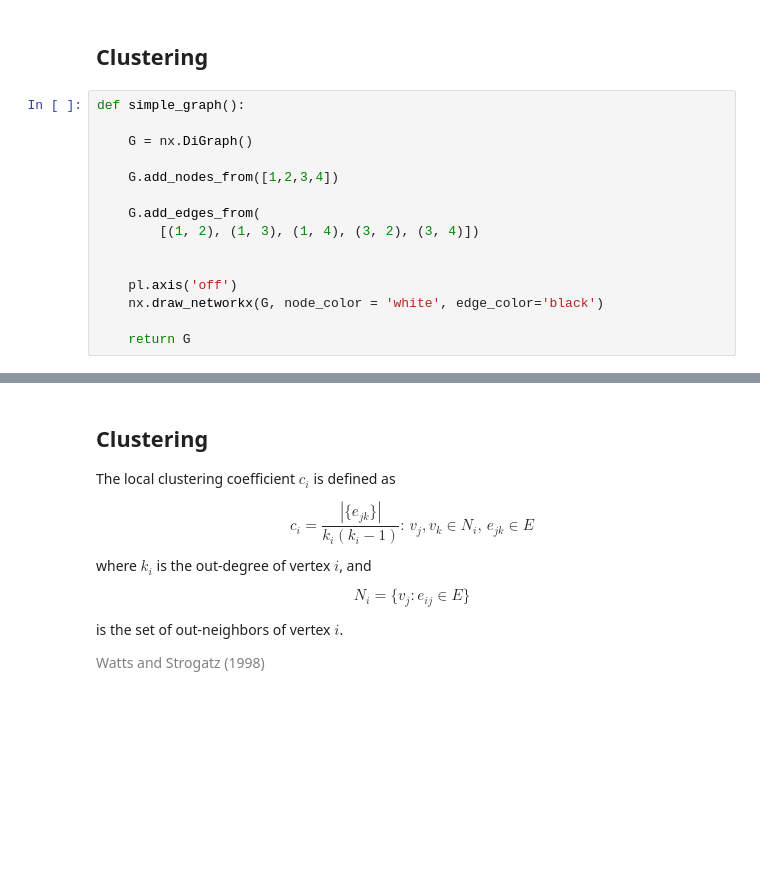
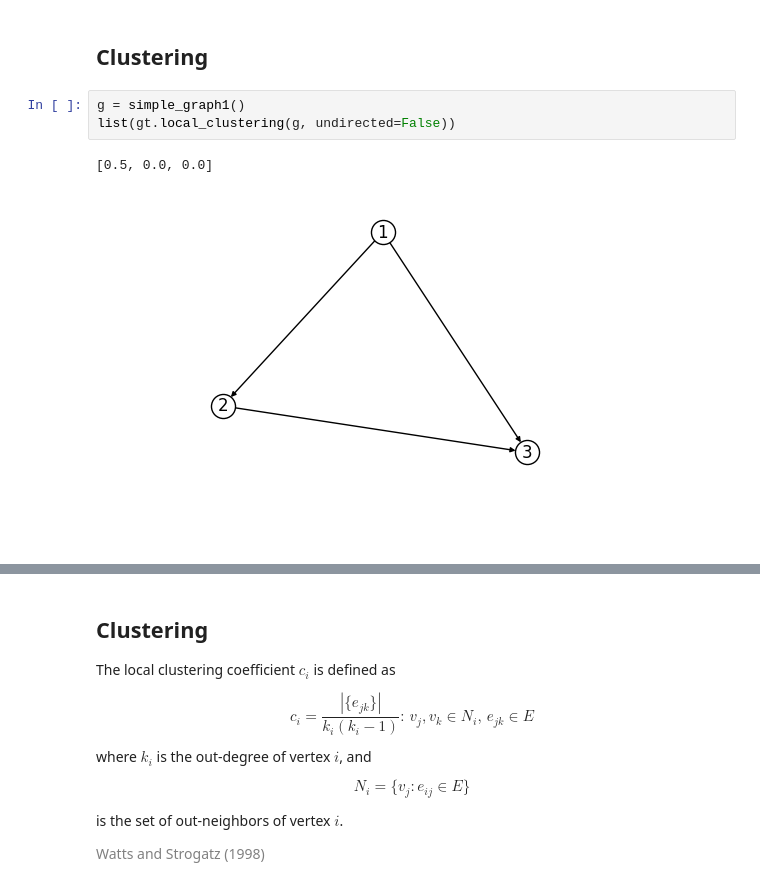
Before and after one commit to felix11h/network-measures-lecture_spp-workshop-18, a Jupyter notebook: network_analysis.ipynb, the cells around one changed output, grey strips where cells are left out. Cells and saved outputs as stored; diff of their text form; blank space fills up the shorter version.

Commit message:
clustering expanded

```diff
--- a/network_analysis.ipynb
+++ b/network_analysis.ipynb
@@ -359,17 +406,8 @@ Martens et al. (2017)
 # %% [markdown]
 ## Clustering
-# %%
-def simple_graph():
-
-    G = nx.DiGraph()
-
-    G.add_nodes_from([1,2,3,4])
-
-    G.add_edges_from(
-        [(1, 2), (1, 3), (1, 4), (3, 2), (3, 4)])
-
-
-    pl.axis('off')
-    nx.draw_networkx(G, node_color = 'white', edge_color='black')
-
-    return G
+# %%
+g = simple_graph1()
+list(gt.local_clustering(g, undirected=False))
+# %% [output]
+[0.5, 0.0, 0.0]
+[figure, added]
```
Also changed, not shown: parts of 19 cells of this notebook, 1 other file.
